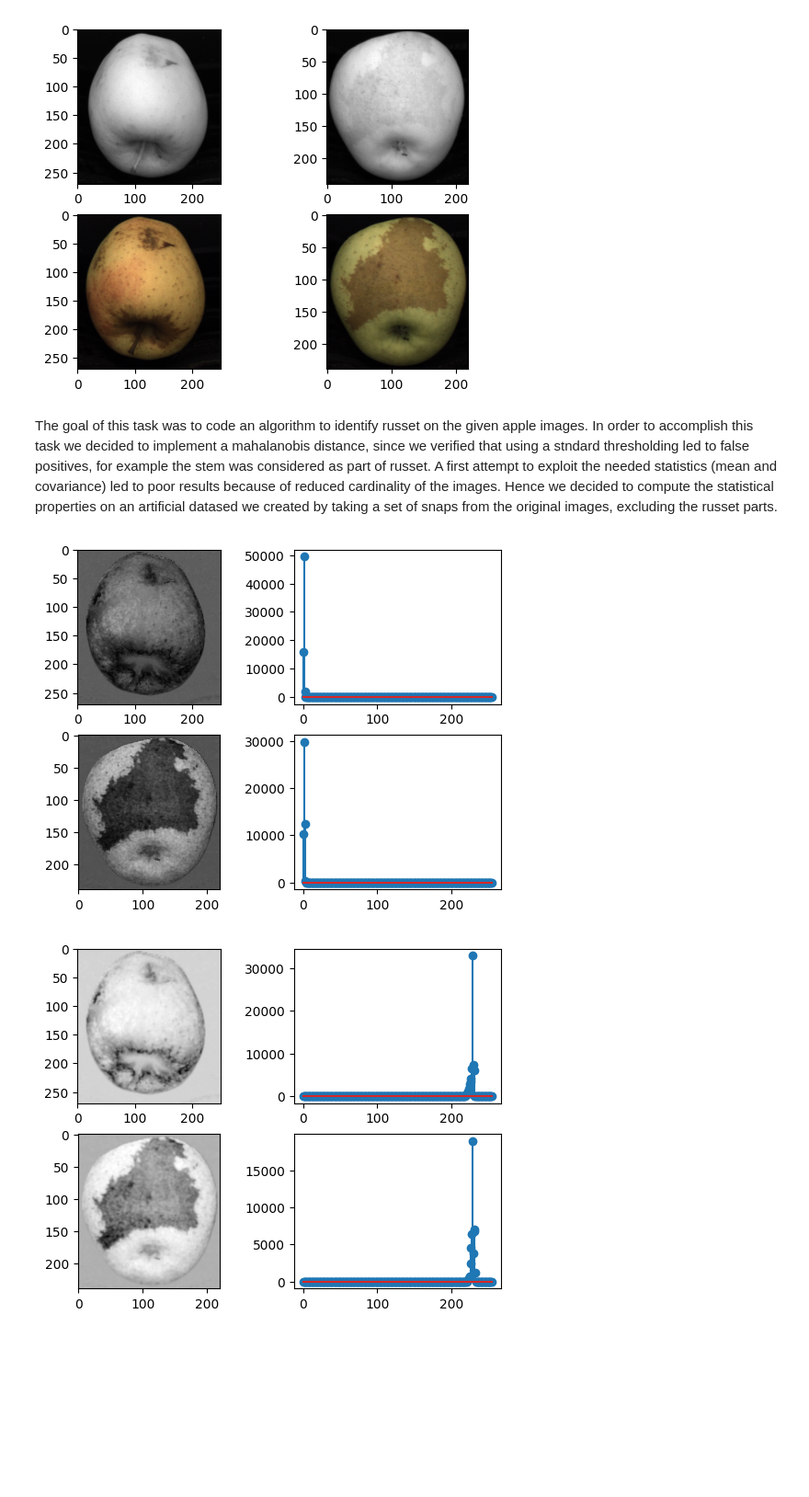
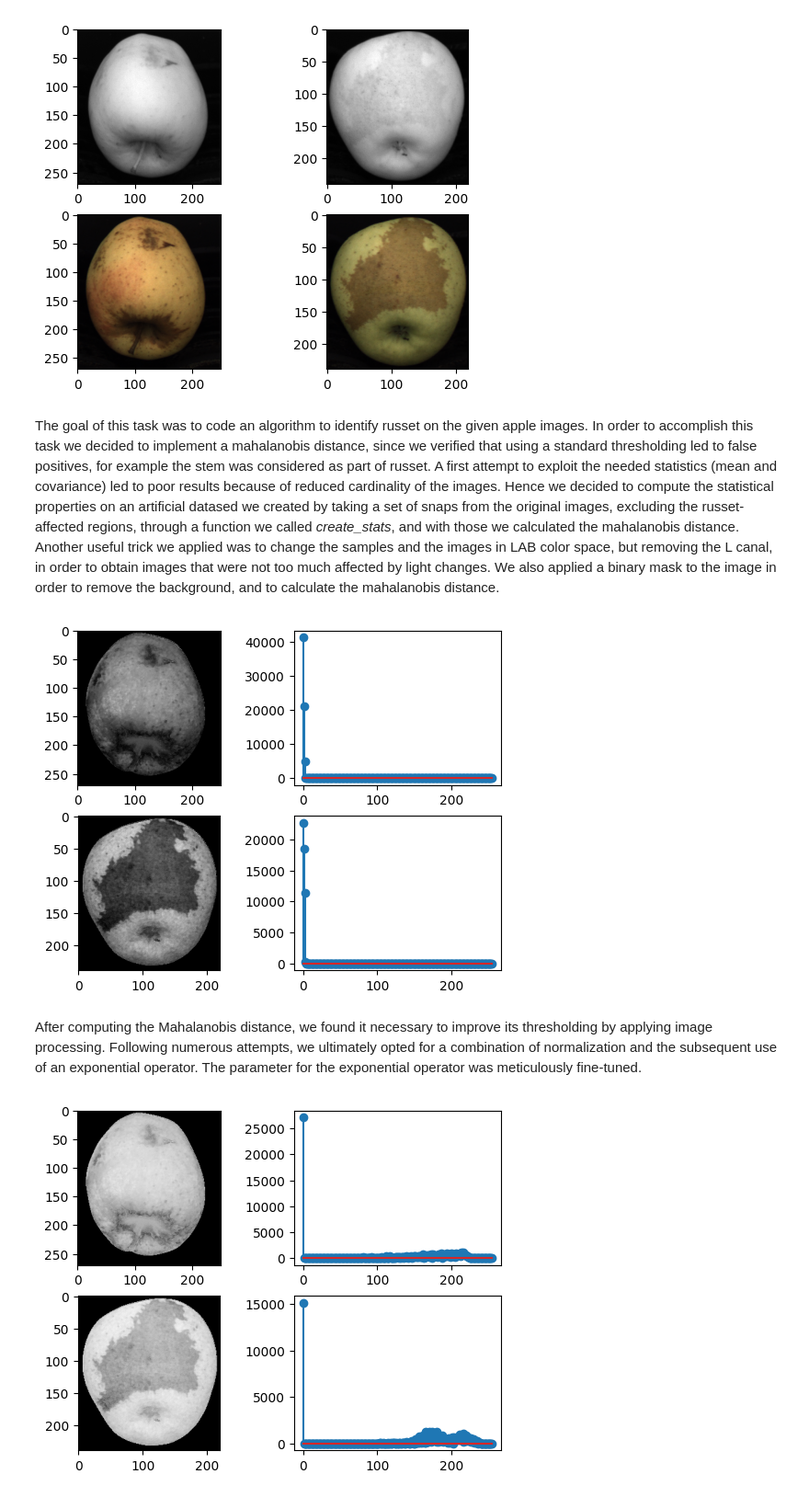
Before and after one commit to MirkoLegnini/Computer-Vision, a Jupyter notebook: Computer_Vision_Project.ipynb, the cells around one changed output. Shown at 92% size. Saved outputs shown, nothing was run; the diff lists cells and outputs as text; code cells hidden in the pictures; blank space fills up the shorter version.

```diff
--- a/Computer_Vision_Project.ipynb
+++ b/Computer_Vision_Project.ipynb
@@ -42,19 +38,0 @@ This is all implemented in the function we called *create_binary_mask*
-# %%
-## Parameter declaration for light transformations
-binary_masks = []
-min_perc = 10
-max_perc = 70
-r=0.25
-
-for i in range (3):
-    binary_mask = CVP.create_binary_mask(np.copy(imgs[i]), r, min_perc, max_perc)
-    img_masked = cv2.bitwise_and(binary_mask, imgs[i])
-    binary_masks.append(binary_mask)
-
-    plt.subplot(3,3,i+1)
-    plt.imshow(imgs[i], cmap = 'gray')
-    plt.subplot(3,3,i+4)
-    plt.imshow(binary_mask, cmap = 'gray')
-    plt.subplot(3,3,i+7)
-    plt.imshow(img_masked, cmap = 'gray')
-plt.show()
@@ -70,5 +118,6 @@ We proceded with a closing filter operation to fill some possible gaps on the co
 Eventually we merged the images drawing the edges on the green channel.
 # %%
+## parameter declaration
 edges_kernel = cv2.getStructuringElement(cv2.MORPH_ELLIPSE, (7,7))
 canny_threshold_high = 120
 canny_threshold_low = 10
@@ -77,7 +126,7 @@ edges = []
 for i in range (3):
     img_blurred = cv2.GaussianBlur(np.copy(imgs[i]), [0,0], 2.05, None, 2.05)
     hist,bins = np.histogram(img_blurred.flatten(),256,[0,256])
-    linear_stretched_img = CVP.linear_stretching(np.copy(img_blurred),hist, min_perc, max_perc)
+    linear_stretched_img = linear_stretching(np.copy(img_blurred),hist, min_perc, max_perc)
     img_masked = cv2.bitwise_and(binary_masks[i], linear_stretched_img.astype(np.uint8))
 
     edge = cv2.Canny(img_masked, canny_threshold_low, canny_threshold_high)
@@ -130,31 +176,37 @@ plt.show()
 # %% [output]
 [figure]
 # %% [markdown]
-The goal of this task was to code an algorithm to identify russet on the given apple images. In order to accomplish this task we decided to implement a mahalanobis distance, since we verified that using a stndard thresholding led to false positives, for example the stem was considered as part of russet.
-A first attempt to exploit the needed statistics (mean and covariance) led to poor results because of reduced cardinality of the images. Hence we decided to compute the statistical properties on an artificial datased we created by taking a set of snaps from the original images, excluding the russet parts.
+The goal of this task was to code an algorithm to identify russet on the given apple images. In order to accomplish this task we decided to implement a mahalanobis distance, since we verified that using a standard thresholding led to false positives, for example the stem was considered as part of russet.
+A first attempt to exploit the needed statistics (mean and covariance) led to poor results because of reduced cardinality of the images. Hence we decided to compute the statistical properties on an artificial datased we created by taking a set of snaps from the original images, excluding the russet-affected regions, through a function we called *create_stats*, and with those we calculated the mahalanobis distance.
+Another useful trick we applied was to change the samples and the images in LAB color space, but removing the L canal, in order to obtain images that were not too much affected by light changes.
+We also applied a binary mask to the image in order to remove the background, and to calculate the mahalanobis distance.
 # %%
 mahal_imgs = []
 
 def create_stats():
     covariance_tot = np.zeros((2, 2), dtype="float64")
     mean_tot = np.zeros((1, 2), dtype="float64")
-    for i in range(15):
+    for i in range(18):
         img = cv2.imread(f"second task/stats/{i+1}.png")
         img = cv2.cvtColor(img, cv2.COLOR_BGR2LAB) [:,:,1:3]
         flat = img.reshape(-1,2)
         cov, mean = cv2.calcCovarMatrix(flat, None, cv2.COVAR_NORMAL | cv2.COVAR_ROWS | cv2.COVAR_SCALE)
         covariance_tot = np.add(covariance_tot, cov)
         mean_tot = np.add(mean_tot, mean)
-    mean = mean_tot / 15
+    mean = mean_tot / 18
     iconv = np.linalg.inv(covariance_tot)
     return mean, iconv
 
 for i in range (2):
     img_color_AB = cv2.cvtColor(np.copy(imgs[i]), cv2.COLOR_RGB2LAB)[:,:,1:3]
+    img_bw = cv2.cvtColor(np.copy(imgs[i]), cv2.COLOR_RGB2GRAY)
+    binary_mask = create_binary_mask(np.copy(img_bw), r, min_perc, max_perc)
+    color_mask = cv2.merge([binary_mask, binary_mask])             # create color mask
+    img_masked = cv2.bitwise_and(color_mask, img_color_AB)
 
     mean, iconv = create_stats()
 
-    img_flat = np.reshape(img_color_AB,(np.shape(imgs[i])[0]*np.shape(imgs[i])[1],2))
+    img_flat = np.reshape(img_masked,(np.shape(imgs[i])[0]*np.shape(imgs[i])[1],2))
     diff = img_flat-mean
     diff[img_flat==0] = 0
 
@@ -169,20 +221,22 @@ for i in range (2):
     plt.stem(hist_mahal)
 plt.show()
 # %% [output]
-[figure, old version]
+[figure, new version]
+# %% [markdown]
+After computing the Mahalanobis distance, we found it necessary to improve its thresholding by applying image processing. Following numerous attempts, we ultimately opted for a combination of normalization and the subsequent use of an exponential operator. The parameter for the exponential operator was meticulously fine-tuned.
 # %%
 exp_imgs = []
 
 for i in range (2):
-    mahal_img_blurred = cv2.GaussianBlur(np.copy(mahal_imgs[i]), [0,0], 1, None, 1)
-    exp_img = CVP.exponential_operator(mahal_img_blurred, 0.02)
+    mahal_image_norm = mahal_imgs[i] * 255 / np.max(mahal_imgs[i])
+    exp_img = exponential_operator(mahal_image_norm, 0.3)
     exp_hist_mahal,bins_mahal = np.histogram(exp_img.flatten(),256,[0,256])
     exp_imgs.append(exp_img)
 
     plt.subplot(2,2,i*2+1)
     plt.imshow(exp_img, cmap="gray")
     plt.subplot(2,2,i*2+2)
     plt.stem(exp_hist_mahal)
 plt.show()
 # %% [output]
-[figure, old version]
+[figure, new version]
```
Also changed, not shown: parts of 16 cells of this notebook, 3 other files.
